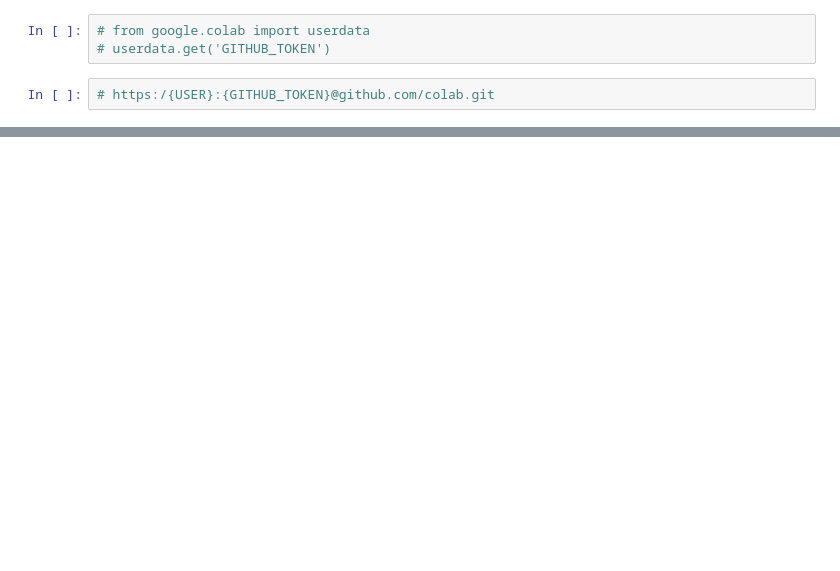
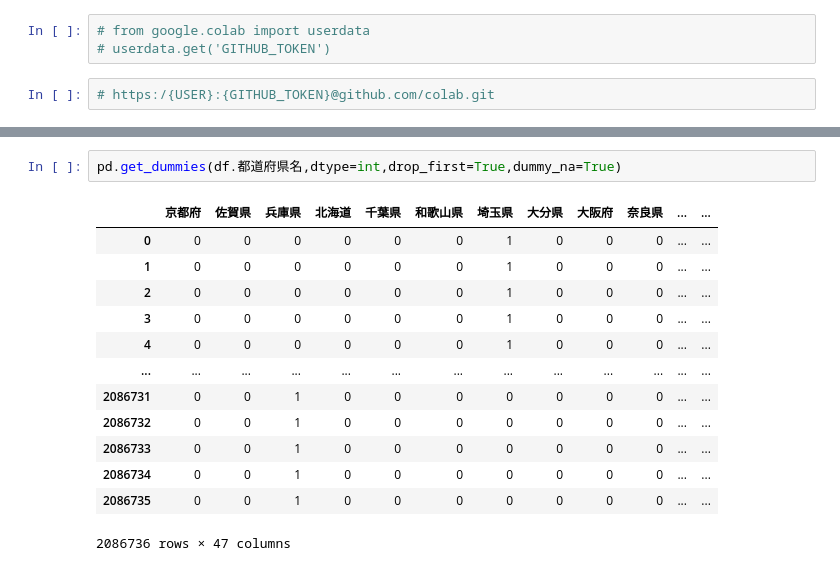
Before and after one commit to shun0109/colab, a Jupyter notebook: processing.ipynb, the cells around one changed output, grey strips where cells are left out. Drawn from its saved outputs; the diff is of its cells as text; blank space fills up the shorter version.

```diff
--- a/processing.ipynb
+++ b/processing.ipynb
@@ -394,0 +436,16 @@ df.to_csv('deals.csv',index=False)
+# %%
+pd.get_dummies(df.都道府県名,dtype=int,drop_first=True,dummy_na=True)
+# %% [output]
+|  | 京都府 | 佐賀県 | 兵庫県 | 北海道 | 千葉県 | 和歌山県 | 埼玉県 | 大分県 | 大阪府 | 奈良県 | ... | ... |
+| 0 | 0 | 0 | 0 | 0 | 0 | 0 | 1 | 0 | 0 | 0 | ... | ... |
+| 1 | 0 | 0 | 0 | 0 | 0 | 0 | 1 | 0 | 0 | 0 | ... | ... |
+| 2 | 0 | 0 | 0 | 0 | 0 | 0 | 1 | 0 | 0 | 0 | ... | ... |
+| 3 | 0 | 0 | 0 | 0 | 0 | 0 | 1 | 0 | 0 | 0 | ... | ... |
+| 4 | 0 | 0 | 0 | 0 | 0 | 0 | 1 | 0 | 0 | 0 | ... | ... |
+| ... | ... | ... | ... | ... | ... | ... | ... | ... | ... | ... | ... | ... |
+| 2086731 | 0 | 0 | 1 | 0 | 0 | 0 | 0 | 0 | 0 | 0 | ... | ... |
+| 2086732 | 0 | 0 | 1 | 0 | 0 | 0 | 0 | 0 | 0 | 0 | ... | ... |
+| 2086733 | 0 | 0 | 1 | 0 | 0 | 0 | 0 | 0 | 0 | 0 | ... | ... |
+| 2086734 | 0 | 0 | 1 | 0 | 0 | 0 | 0 | 0 | 0 | 0 | ... | ... |
+| 2086735 | 0 | 0 | 1 | 0 | 0 | 0 | 0 | 0 | 0 | 0 | ... | ... |
+2086736 rows × 47 columns
```
Also changed, not shown: parts of 20 cells of this notebook.
